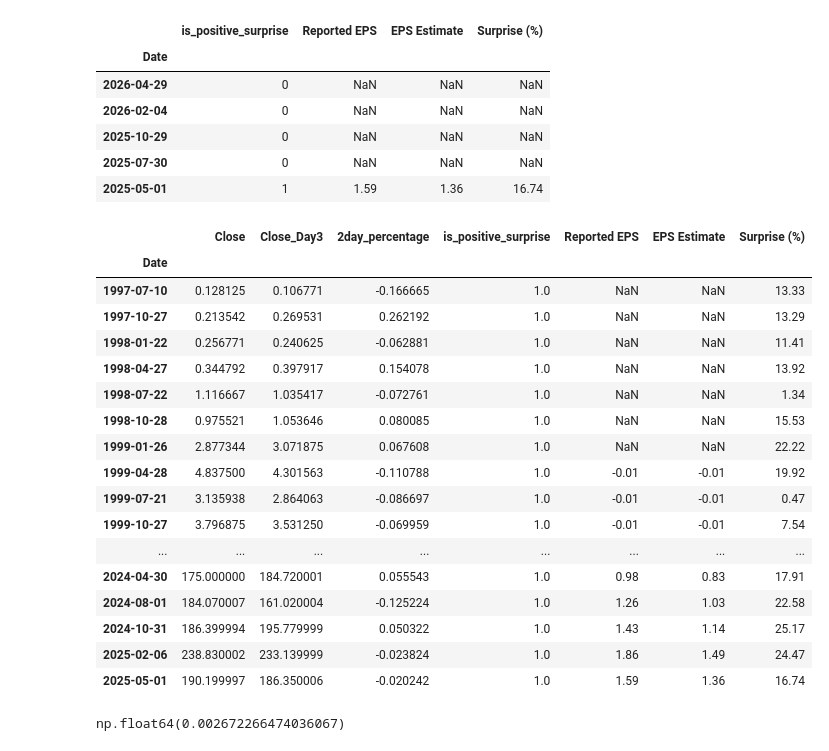
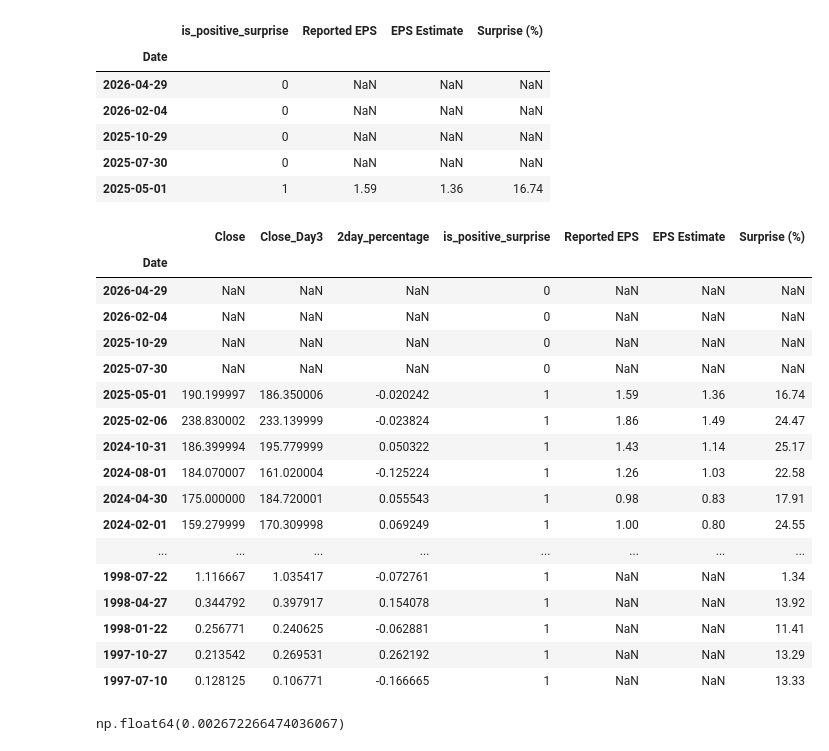
Before and after one commit to ju-arroyom/stock-markets-zoomcamp, a Jupyter notebook: hw1/hw1.ipynb, the cells around one changed output. Cells and saved outputs as stored; diff of their text form; code cells hidden in the pictures.

```diff
--- a/hw1/hw1.ipynb
+++ b/hw1/hw1.ipynb
@@ -370,28 +313,28 @@ df_positive_surprise.head()
 | 2025-07-30 | 0 | NaN | NaN | NaN |
 | 2025-05-01 | 1 | 1.59 | 1.36 | 16.74 |
 # %%
-df_merged = df_close_amz.merge(df_positive_surprise, left_index=True, right_index=True, how='left')
+df_merged = df_close_amz.merge(df_positive_surprise, left_index=True, right_index=True, how='right')
-# %%
-df_merged.query("is_positive_surprise==1")
-# %% [output]
-|  | Close | Close_Day3 | 2day_percentage | is_positive_surprise | Reported EPS | EPS Estimate | Surprise (%) |
-| Date |  |  |  |  |  |  |  |
-| 1997-07-10 | 0.128125 | 0.106771 | -0.166665 | 1.0 | NaN | NaN | 13.33 |
-| 1997-10-27 | 0.213542 | 0.269531 | 0.262192 | 1.0 | NaN | NaN | 13.29 |
-| 1998-01-22 | 0.256771 | 0.240625 | -0.062881 | 1.0 | NaN | NaN | 11.41 |
-| 1998-04-27 | 0.344792 | 0.397917 | 0.154078 | 1.0 | NaN | NaN | 13.92 |
-| 1998-07-22 | 1.116667 | 1.035417 | -0.072761 | 1.0 | NaN | NaN | 1.34 |
-| 1998-10-28 | 0.975521 | 1.053646 | 0.080085 | 1.0 | NaN | NaN | 15.53 |
-| 1999-01-26 | 2.877344 | 3.071875 | 0.067608 | 1.0 | NaN | NaN | 22.22 |
-| 1999-04-28 | 4.837500 | 4.301563 | -0.110788 | 1.0 | -0.01 | -0.01 | 19.92 |
-| 1999-07-21 | 3.135938 | 2.864063 | -0.086697 | 1.0 | -0.01 | -0.01 | 0.47 |
-| 1999-10-27 | 3.796875 | 3.531250 | -0.069959 | 1.0 | -0.01 | -0.01 | 7.54 |
-| ... | ... | ... | ... | ... | ... | ... | ... |
-| 2024-04-30 | 175.000000 | 184.720001 | 0.055543 | 1.0 | 0.98 | 0.83 | 17.91 |
-| 2024-08-01 | 184.070007 | 161.020004 | -0.125224 | 1.0 | 1.26 | 1.03 | 22.58 |
-| 2024-10-31 | 186.399994 | 195.779999 | 0.050322 | 1.0 | 1.43 | 1.14 | 25.17 |
-| 2025-02-06 | 238.830002 | 233.139999 | -0.023824 | 1.0 | 1.86 | 1.49 | 24.47 |
-| 2025-05-01 | 190.199997 | 186.350006 | -0.020242 | 1.0 | 1.59 | 1.36 | 16.74 |
+# %%
+df_merged
+# %% [output]
+|  | Close | Close_Day3 | 2day_percentage | is_positive_surprise | Reported EPS | EPS Estimate | Surprise (%) |
+| Date |  |  |  |  |  |  |  |
+| 2026-04-29 | NaN | NaN | NaN | 0 | NaN | NaN | NaN |
+| 2026-02-04 | NaN | NaN | NaN | 0 | NaN | NaN | NaN |
+| 2025-10-29 | NaN | NaN | NaN | 0 | NaN | NaN | NaN |
+| 2025-07-30 | NaN | NaN | NaN | 0 | NaN | NaN | NaN |
+| 2025-05-01 | 190.199997 | 186.350006 | -0.020242 | 1 | 1.59 | 1.36 | 16.74 |
+| 2025-02-06 | 238.830002 | 233.139999 | -0.023824 | 1 | 1.86 | 1.49 | 24.47 |
+| 2024-10-31 | 186.399994 | 195.779999 | 0.050322 | 1 | 1.43 | 1.14 | 25.17 |
+| 2024-08-01 | 184.070007 | 161.020004 | -0.125224 | 1 | 1.26 | 1.03 | 22.58 |
+| 2024-04-30 | 175.000000 | 184.720001 | 0.055543 | 1 | 0.98 | 0.83 | 17.91 |
+| 2024-02-01 | 159.279999 | 170.309998 | 0.069249 | 1 | 1.00 | 0.80 | 24.55 |
+| ... | ... | ... | ... | ... | ... | ... | ... |
+| 1998-07-22 | 1.116667 | 1.035417 | -0.072761 | 1 | NaN | NaN | 1.34 |
+| 1998-04-27 | 0.344792 | 0.397917 | 0.154078 | 1 | NaN | NaN | 13.92 |
+| 1998-01-22 | 0.256771 | 0.240625 | -0.062881 | 1 | NaN | NaN | 11.41 |
+| 1997-10-27 | 0.213542 | 0.269531 | 0.262192 | 1 | NaN | NaN | 13.29 |
+| 1997-07-10 | 0.128125 | 0.106771 | -0.166665 | 1 | NaN | NaN | 13.33 |
 # %%
 df_merged.query("is_positive_surprise==1")['2day_percentage'].median()
 # %% [output]
```
Also changed, not shown: parts of 6 cells of this notebook.
